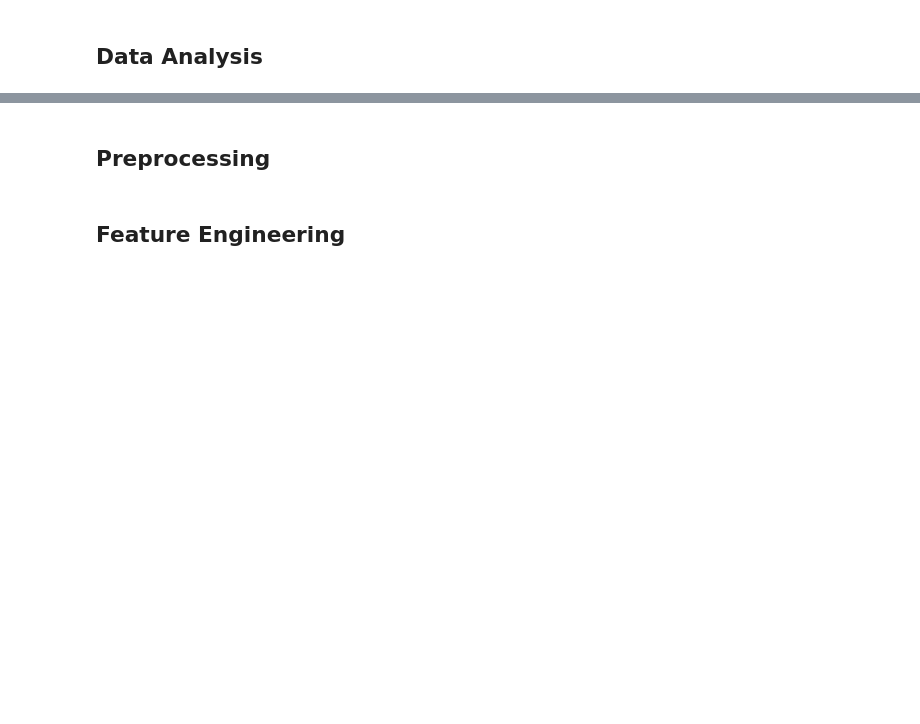
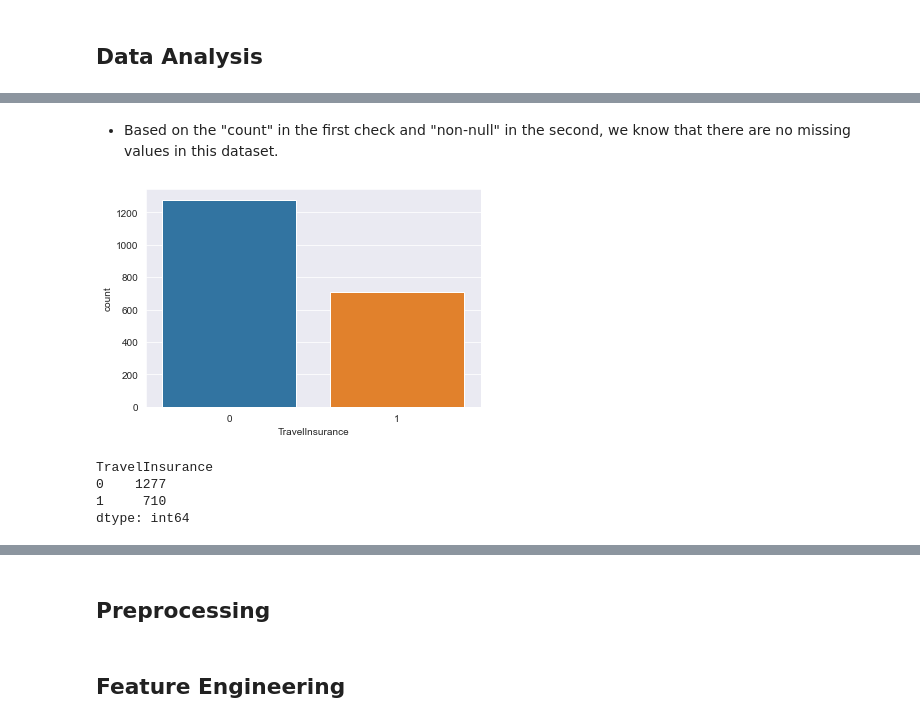
Before and after one commit to PhungThien63f/TravelInsurancePredictionData, a Jupyter notebook: Travel Insurance Prediction Data.ipynb, the cells around one changed output, grey strips where cells are left out. Saved outputs shown, nothing was run; the diff lists cells and outputs as text; code cells hidden in the pictures; blank space fills up the shorter version.

```diff
--- a/Travel Insurance Prediction Data.ipynb
+++ b/Travel Insurance Prediction Data.ipynb
@@ -75,0 +87,16 @@ df
+# %% [markdown]
+- Based on the "count" in the first check and "non-null" in the second, we know that there are no missing values in this dataset.
+# %%
+# check if dataset is balanced
+sns.set_style('darkgrid')
+sns.countplot(data=df,x='TravelInsurance')
+plt.show()
+
+size = df.groupby("TravelInsurance").size()
+print(size)
+# %% [output]
+[figure, added]
+TravelInsurance
+0    1277
+1     710
+dtype: int64
```
Also changed, not shown: parts of 26 cells of this notebook.
